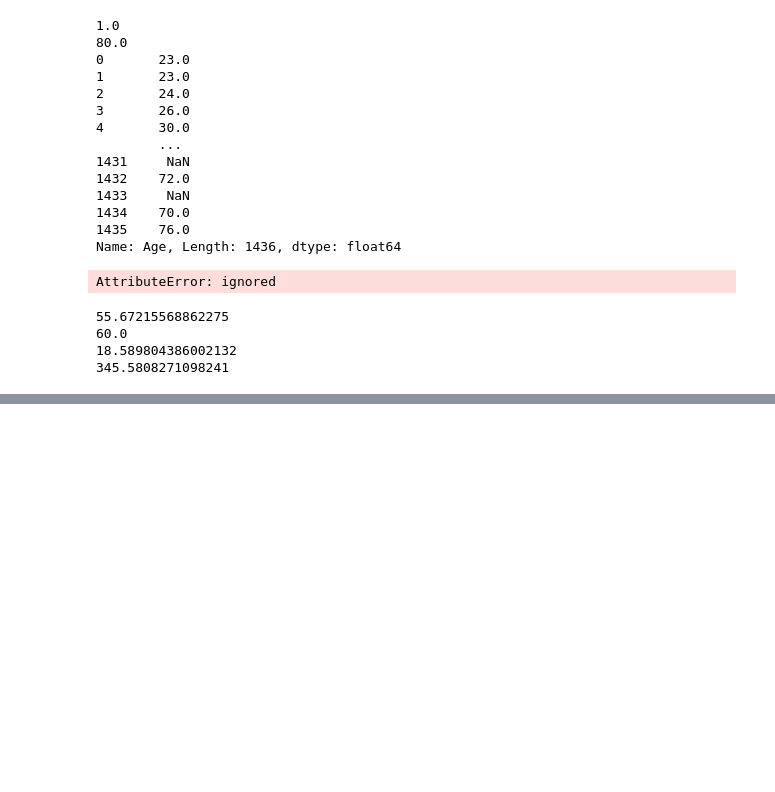
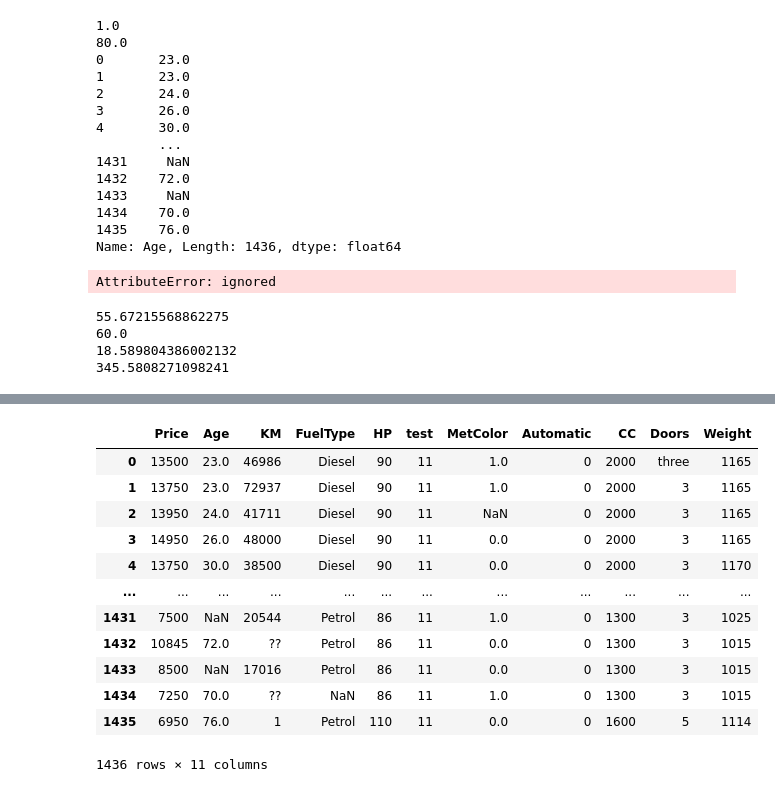
Before and after one commit to mannar-1/mannar-1, a Jupyter notebook: Untitled1.ipynb, the cells around one changed output, grey strips where cells are left out. Saved outputs shown, nothing was run; the diff lists cells and outputs as text; code cells hidden in the pictures; blank space fills up the shorter version.

```diff
--- a/Untitled1.ipynb
+++ b/Untitled1.ipynb
@@ -285,0 +312,20 @@ p['Price']
+# %%
+import pandas as pd
+p=pd.read_csv("/content/Toyota.csv - Toyota.csv.csv",index_col=0)
+#to insert
+p.insert(5,'test',11)
+p
+# %% [output]
+|  | Price | Age | KM | FuelType | HP | test | MetColor | Automatic | CC | Doors | Weight |
+| 0 | 13500 | 23.0 | 46986 | Diesel | 90 | 11 | 1.0 | 0 | 2000 | three | 1165 |
+| 1 | 13750 | 23.0 | 72937 | Diesel | 90 | 11 | 1.0 | 0 | 2000 | 3 | 1165 |
+| 2 | 13950 | 24.0 | 41711 | Diesel | 90 | 11 | NaN | 0 | 2000 | 3 | 1165 |
+| 3 | 14950 | 26.0 | 48000 | Diesel | 90 | 11 | 0.0 | 0 | 2000 | 3 | 1165 |
+| 4 | 13750 | 30.0 | 38500 | Diesel | 90 | 11 | 0.0 | 0 | 2000 | 3 | 1170 |
+| ... | ... | ... | ... | ... | ... | ... | ... | ... | ... | ... | ... |
+| 1431 | 7500 | NaN | 20544 | Petrol | 86 | 11 | 1.0 | 0 | 1300 | 3 | 1025 |
+| 1432 | 10845 | 72.0 | ?? | Petrol | 86 | 11 | 0.0 | 0 | 1300 | 3 | 1015 |
+| 1433 | 8500 | NaN | 17016 | Petrol | 86 | 11 | 0.0 | 0 | 1300 | 3 | 1015 |
+| 1434 | 7250 | 70.0 | ?? | NaN | 86 | 11 | 1.0 | 0 | 1300 | 3 | 1015 |
+| 1435 | 6950 | 76.0 | 1 | Petrol | 110 | 11 | 0.0 | 0 | 1600 | 5 | 1114 |
+1436 rows × 11 columns
```
Also changed, not shown: parts of 10 cells of this notebook.
